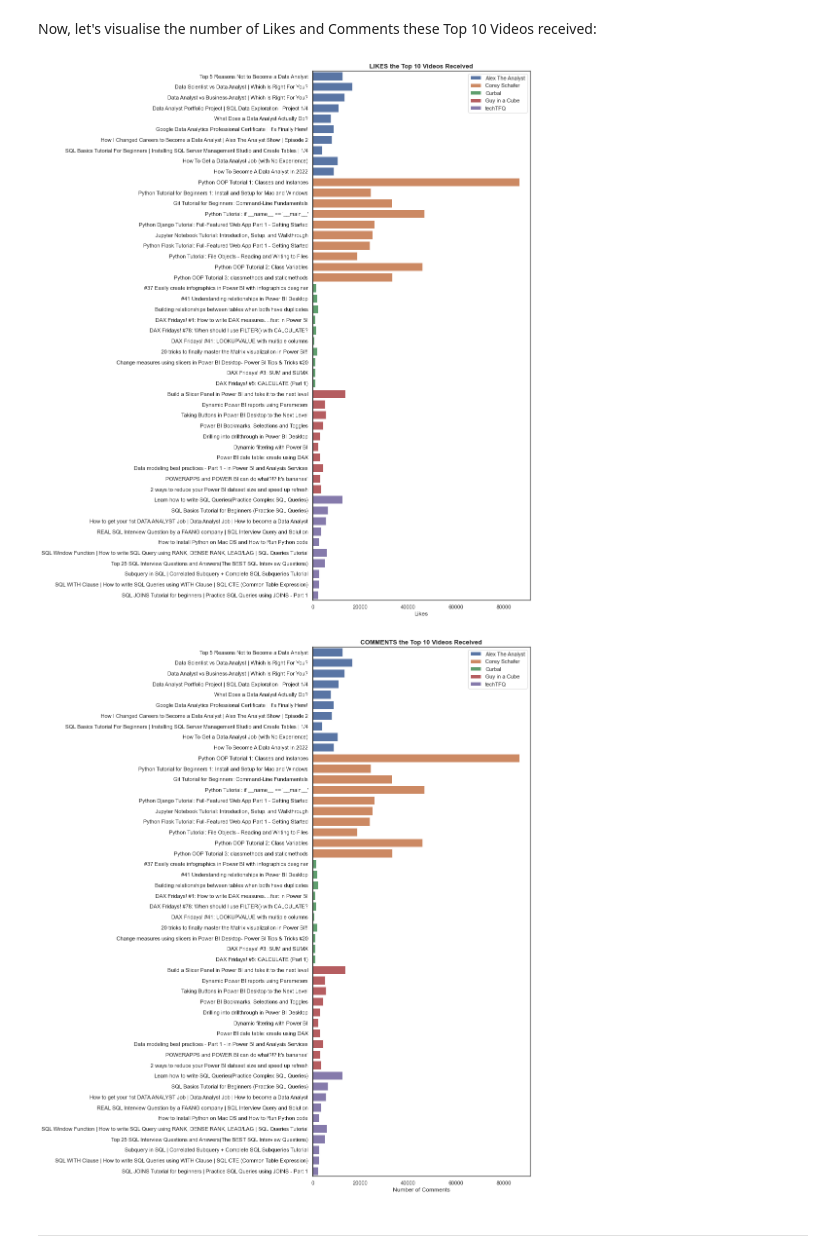
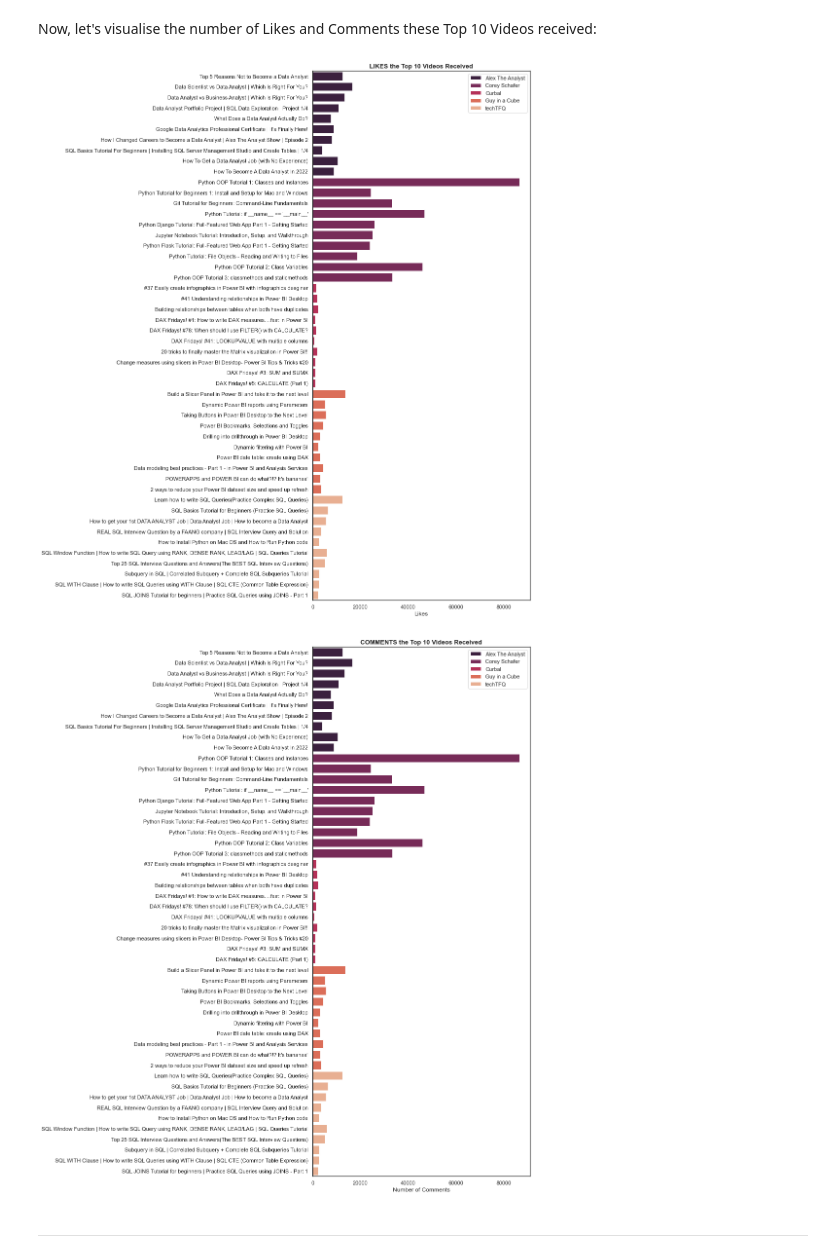
Before and after one commit to RobertaBRC/YoutubeAnalysis, a Jupyter notebook: YouTubeAnalysis.ipynb, the cells around one changed output. Cells and saved outputs as stored; diff of their text form; code cells hidden in the pictures.

```diff
--- a/YouTubeAnalysis.ipynb
+++ b/YouTubeAnalysis.ipynb
@@ -367,27 +367,27 @@ Now, let's visualise the number of Likes and Comments these Top 10 Videos receiv
 # %%
 # Plotting the number of Likes
 sns.set(rc = {'figure.figsize': (8, 20)})
 sns.set_style(style = 'white')
-ax = sns.barplot(x = 'Video_likes', y = 'Video_title', hue = 'Channel_name', data = top10_videos, dodge = False)
+ax = sns.barplot(x = 'Video_likes', y = 'Video_title', hue = 'Channel_name', data = top10_videos, palette = 'rocket', dodge = False)
 ax.set_title('LIKES the Top 10 Videos Received', weight = 'semibold').set_fontsize('13')
 ax.set_xlabel('Likes')
 ax.set_ylabel(None)
 ax.legend().set_title(None)
 plt.show()
 # %% [output]
-[figure, old version]
+[figure, new version]
 # %%
 # Plotting the number of Comments
 sns.set(rc = {'figure.figsize': (8, 20)})
 sns.set_style(style = 'white')
-ax = sns.barplot(x = 'Video_likes', y = 'Video_title', hue = 'Channel_name', data = top10_videos, dodge = False)
+ax = sns.barplot(x = 'Video_likes', y = 'Video_title', hue = 'Channel_name', data = top10_videos, palette = 'rocket', dodge = False)
 ax.set_title('COMMENTS the Top 10 Videos Received', weight = 'semibold').set_fontsize('13')
 ax.set_xlabel('Number of Comments')
 ax.set_ylabel(None)
 ax.legend().set_title(None)
 plt.show()
 # %% [output]
-[figure, old version]
+[figure, new version]
 # %% [markdown]
 ---
 # %% [markdown]
```
Also changed, not shown: parts of 15 cells of this notebook.
